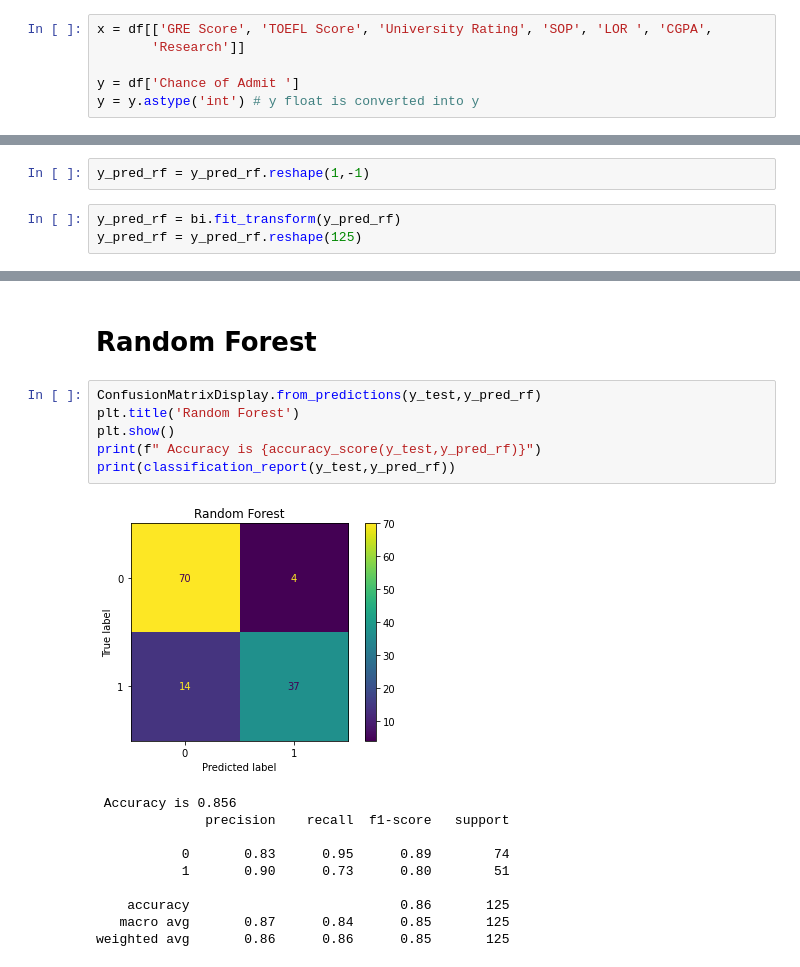
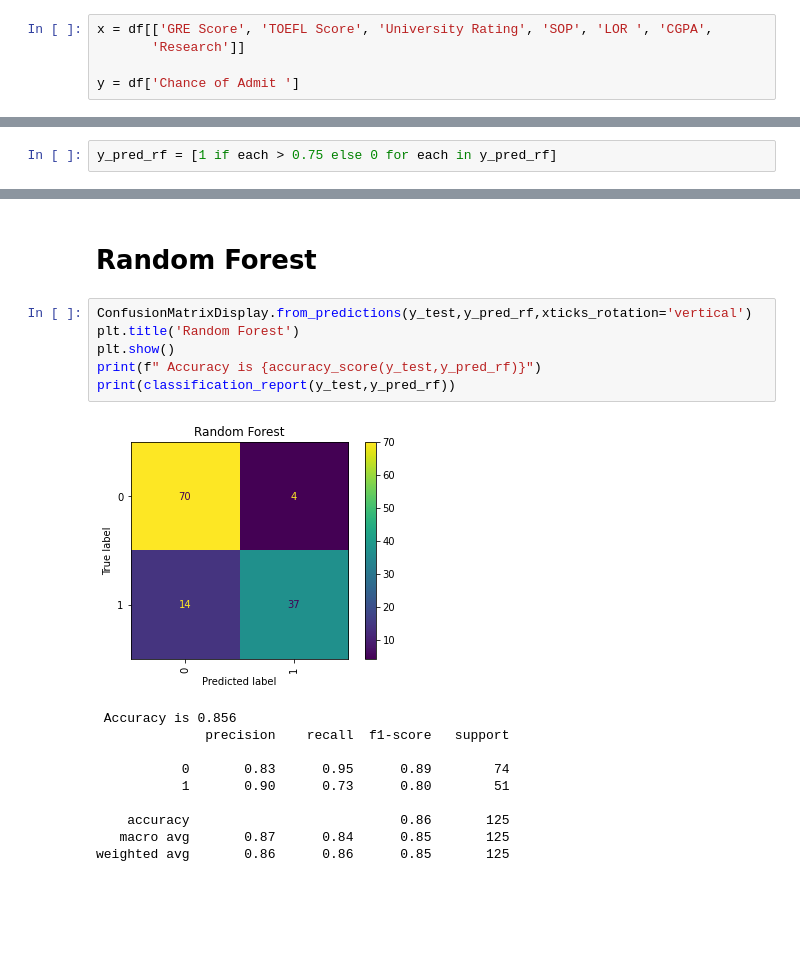
Before and after one commit to RanjeetKumbhar01/TE_IT_ML_ASSIGNMENTS_SPPU, a Jupyter notebook: Assignment_3.ipynb, the cells around one changed output, grey strips where cells are left out. Cells and saved outputs as stored; diff of their text form; blank space fills up the shorter version.

```diff
--- a/Assignment_3.ipynb
+++ b/Assignment_3.ipynb
@@ -77,4 +76,3 @@ x = df[['GRE Score', 'TOEFL Score', 'University Rating', 'SOP', 'LOR ', 'CGPA',
        'Research']]
 
 y = df['Chance of Admit ']
-y = y.astype('int') # y float is converted into y
@@ -129,11 +116,8 @@ LogisticRegression(max_iter=1000, random_state=1)
 y_pred_dt = model_dt.predict(x_test) #int
 y_pred_rf = model_rf.predict(x_test) #float
 y_pred_lr = model_lr.predict(x_test) #
-# %%
-y_pred_rf = y_pred_rf.reshape(1,-1)
-# %%
-y_pred_rf = bi.fit_transform(y_pred_rf)
-y_pred_rf = y_pred_rf.reshape(125)
+# %%
+y_pred_rf = [1 if each > 0.75 else 0 for each in y_pred_rf]
 # %%
 from sklearn.metrics import ConfusionMatrixDisplay, accuracy_score
 from sklearn.metrics import classification_report
@@ -178,13 +162,13 @@ weighted avg       0.90      0.90      0.90       125
 # %% [markdown]
 # Random Forest
 # %%
-ConfusionMatrixDisplay.from_predictions(y_test,y_pred_rf)
+ConfusionMatrixDisplay.from_predictions(y_test,y_pred_rf,xticks_rotation='vertical')
 plt.title('Random Forest')
 plt.show()
 print(f" Accuracy is {accuracy_score(y_test,y_pred_rf)}")
 print(classification_report(y_test,y_pred_rf))
 # %% [output]
-[figure, old version]
+[figure, new version]
  Accuracy is 0.856
               precision    recall  f1-score   support
 
```
Also changed, not shown: parts of 7 cells of this notebook.
